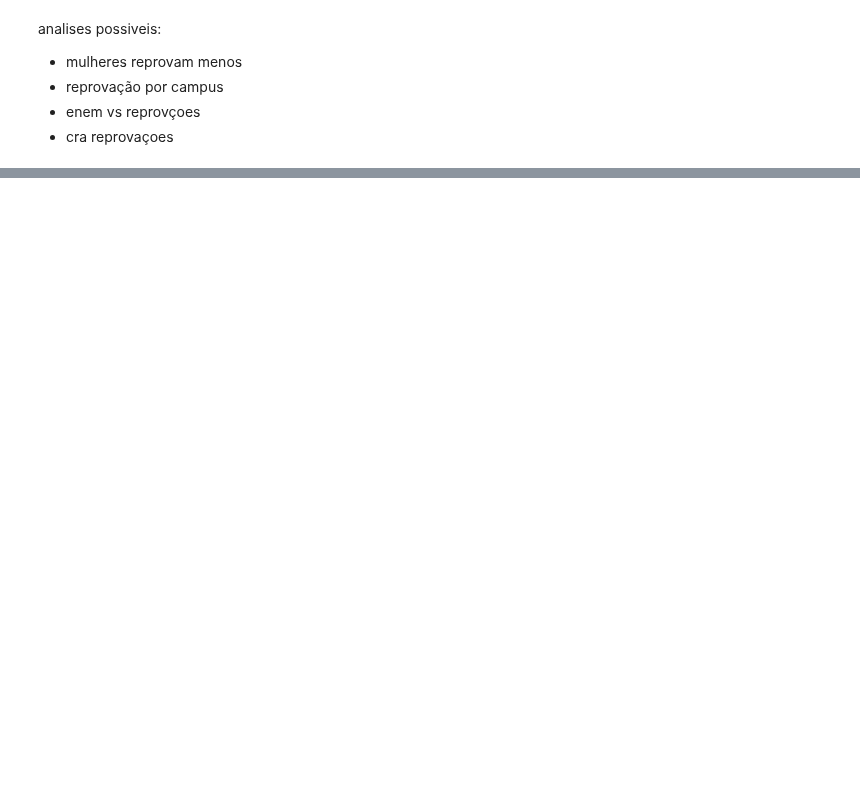
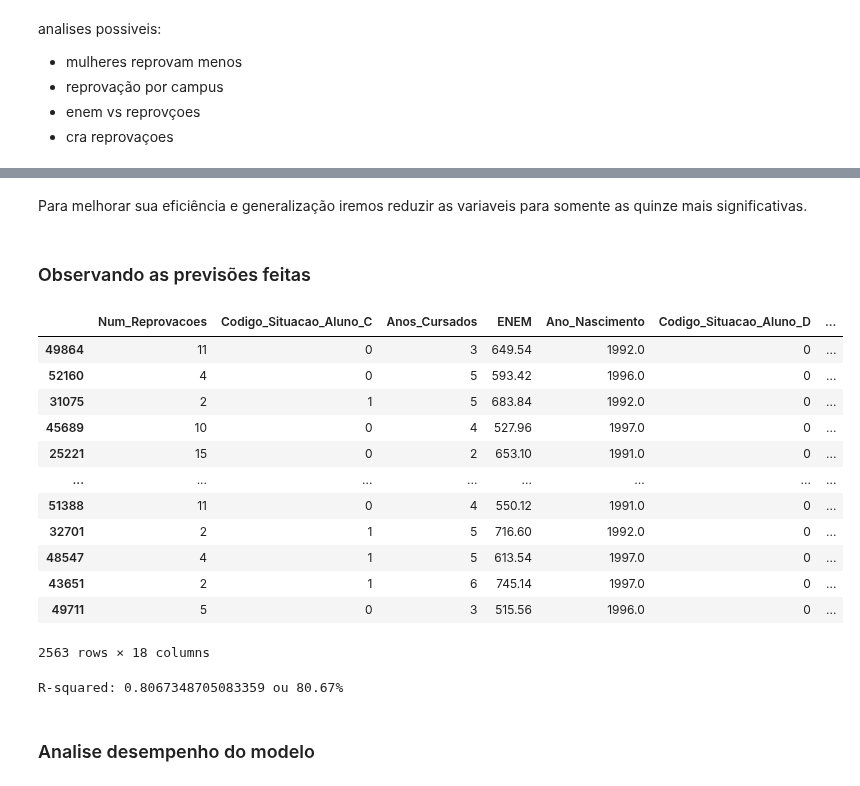
Before and after one commit to Duds04/Projeto_Dados, a Jupyter notebook: src/Regressoes.ipynb, the cells around one changed output, grey strips where cells are left out. Drawn from its saved outputs; the diff is of its cells as text; code cells hidden in the pictures; blank space fills up the shorter version.

```diff
--- a/src/Regressoes.ipynb
+++ b/src/Regressoes.ipynb
@@ -190,0 +604,65 @@ analises possiveis:
+# %% [markdown]
+Para melhorar sua eficiência e generalização iremos reduzir as variaveis para somente as quinze mais significativas.
+# %%
+# Reduzindo para as 15 variaveis mais importantes
+top_features = [
+    'Num_Reprovacoes',
+    'Codigo_Situacao_Aluno_C',
+    'Anos_Cursados',
+    'ENEM',
+    'Ano_Nascimento',
+    'Codigo_Situacao_Aluno_D',
+    'Codigo_Situacao_Aluno_M',
+    'Area_CIENCIAS EXATAS E DA TERRA',
+    'Area_CIENCIAS AGRARIAS',
+    'Sexo_M',
+    'Raca_Informação não disponível',
+    'Campus_CAV',
+    'Modalidade_Inscrita_9.0',
+    'Raca_Pardo(a)',
+    'Modalidade_Inscrita_5.0'
+]
+# %%
+X_top_features = X[top_features]
+
+# Dividindo novamente os dados
+X_train_top, X_test_top, Y_train_top, Y_test_top = train_test_split(X_top_features, Y, test_size=0.2, random_state=42)
+
+# Criando e treinando o modelo
+rf_top = RandomForestRegressor(n_estimators=100, random_state=42)
+rf_top.fit(X_train_top, Y_train_top)
+
+# Predição usando o modelo treinado
+rf_Y_predicted_top = rf_top.predict(X_test_top)
+# %% [markdown]
+### Observando as previsões feitas
+# %%
+df_previsoes = pd.DataFrame(X_test_top)
+df_previsoes['CRA_Real'] = Y_test_top
+df_previsoes['CRA_Previsto'] = rf_Y_predicted_top
+df_previsoes['Diferenca_CRA'] = abs(df_previsoes['CRA_Real'] - df_previsoes['CRA_Previsto'])
+# %%
+df_previsoes
+# %% [output]
+|  | Num_Reprovacoes | Codigo_Situacao_Aluno_C | Anos_Cursados | ENEM | Ano_Nascimento | Codigo_Situacao_Aluno_D | ... |
+| 49864 | 11 | 0 | 3 | 649.54 | 1992.0 | 0 | ... |
+| 52160 | 4 | 0 | 5 | 593.42 | 1996.0 | 0 | ... |
+| 31075 | 2 | 1 | 5 | 683.84 | 1992.0 | 0 | ... |
+| 45689 | 10 | 0 | 4 | 527.96 | 1997.0 | 0 | ... |
+| 25221 | 15 | 0 | 2 | 653.10 | 1991.0 | 0 | ... |
+| ... | ... | ... | ... | ... | ... | ... | ... |
+| 51388 | 11 | 0 | 4 | 550.12 | 1991.0 | 0 | ... |
+| 32701 | 2 | 1 | 5 | 716.60 | 1992.0 | 0 | ... |
+| 48547 | 4 | 1 | 5 | 613.54 | 1997.0 | 0 | ... |
+| 43651 | 2 | 1 | 6 | 745.14 | 1997.0 | 0 | ... |
+| 49711 | 5 | 0 | 3 | 515.56 | 1996.0 | 0 | ... |
+2563 rows × 18 columns
+# %%
+# Avaliação do modelo
+r2_top = r2_score(Y_test_top, rf_Y_predicted_top)
+
+print(f"R-squared: {r2_top} ou {(r2_top * 100):.2f}%")
+# %% [output]
+R-squared: 0.8067348705083359 ou 80.67%
+# %% [markdown]
+### Analise desempenho do modelo
```
Also changed, not shown: parts of 47 cells of this notebook, 1 other file.
